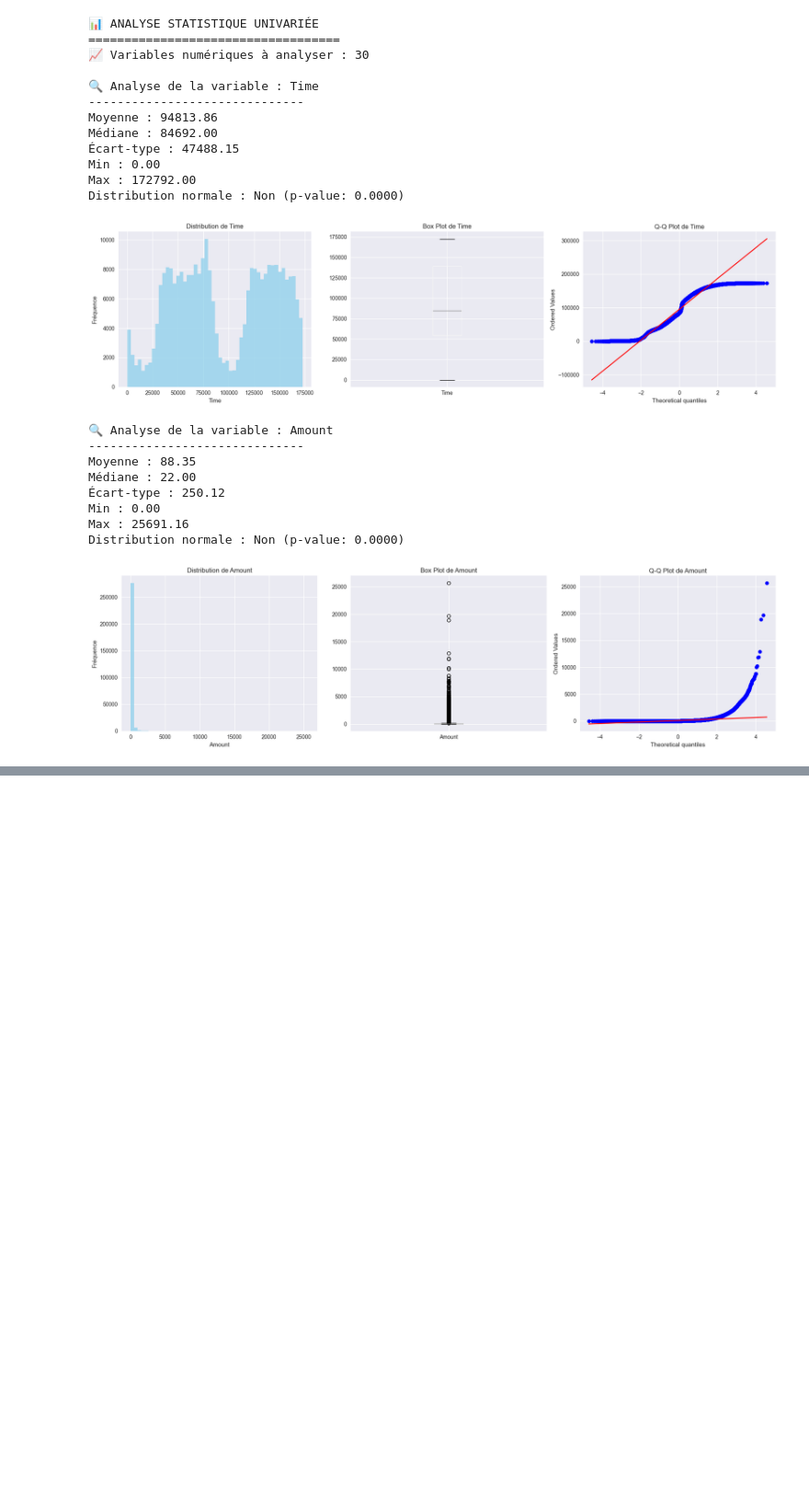
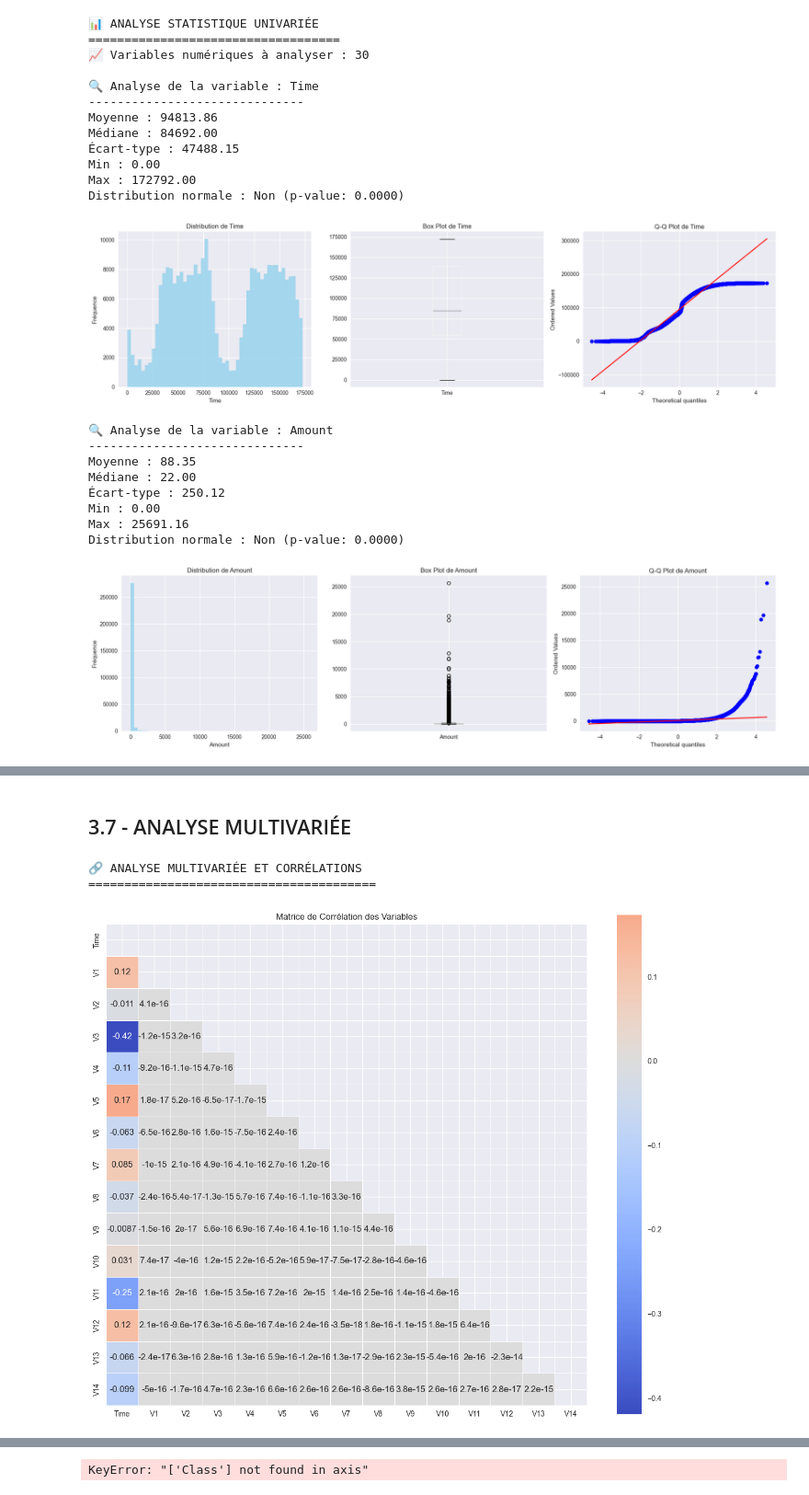
Before and after one commit to soboure69/Analyse_Exploratoire_Donn-es_EDA, a Jupyter notebook: EDA_Banque_Marketing.ipynb, the cells around one changed output, grey strips where cells are left out. Shown at 92% size. Drawn from its saved outputs; the diff is of its cells as text; code cells hidden in the pictures; blank space fills up the shorter version.

```diff
--- a/EDA_Banque_Marketing.ipynb
+++ b/EDA_Banque_Marketing.ipynb
@@ -341,0 +537,76 @@ Distribution normale : Non (p-value: 0.0000)
+# %% [markdown]
+## 3.7 - ANALYSE MULTIVARIÉE
+# %%
+# Section 3.7 - Analyse Multivariée et Corrélations
+
+# Analyse des corrélations
+if 'fraud_df' in locals():
+    print("🔗 ANALYSE MULTIVARIÉE ET CORRÉLATIONS")
+    print("=" * 40)
+
+    # Matrice de corrélation (sélection d'un sous-ensemble pour la lisibilité)
+    numeric_cols_subset = fraud_df.select_dtypes(include=[np.number]).columns[:15]
+    correlation_matrix = fraud_df[numeric_cols_subset].corr()
+
+    # Visualisation de la matrice de corrélation
+    plt.figure(figsize=(12, 10))
+    mask = np.triu(np.ones_like(correlation_matrix, dtype=bool))
+    sns.heatmap(correlation_matrix, mask=mask, annot=True, cmap='coolwarm',
+                center=0, square=True, linewidths=0.5)
+    plt.title('Matrice de Corrélation des Variables')
+    plt.tight_layout()
+    plt.show()
+
+    # Corrélations avec la variable cible
+    target_correlations = fraud_df.corr()[target_col].abs().sort_values(ascending=False)
+    print("\\n🎯 Corrélations avec la variable cible (valeurs absolues) :")
+    print(target_correlations.head(10))
+
+    # Variables les plus corrélées avec la fraude
+    top_corr_vars = target_correlations.drop(target_col).head(5).index.tolist()
+
+    if len(top_corr_vars) >= 2:
+        # Analyse PCA pour réduction dimensionnelle
+        print("\\n🔬 Analyse en Composantes Principales (PCA)")
+        print("-" * 45)
+
+        # Préparation des données pour PCA
+        features_for_pca = fraud_df[numeric_cols_subset].drop(columns=[target_col])
+        scaler = StandardScaler()
+        features_scaled = scaler.fit_transform(features_for_pca)
+
+        # Application PCA
+        pca = PCA()
+        pca_result = pca.fit_transform(features_scaled)
+
+        # Variance expliquée
+        explained_variance_ratio = pca.explained_variance_ratio_
+        cumulative_variance = np.cumsum(explained_variance_ratio)
+
+        print(f"Variance expliquée par les 5 premières composantes : {cumulative_variance[:5]}")
+
+        # Visualisation PCA
+        fig, axes = plt.subplots(1, 2, figsize=(15, 6))
+
+        # Variance expliquée
+        axes[0].plot(range(1, len(explained_variance_ratio) + 1),
+                    cumulative_variance, 'bo-')
+        axes[0].set_xlabel('Nombre de Composantes')
+        axes[0].set_ylabel('Variance Expliquée Cumulée')
+        axes[0].set_title('Variance Expliquée par les Composantes PCA')
+        axes[0].grid(True, alpha=0.3)
+
+        # Projection 2D des données
+        scatter = axes[1].scatter(pca_result[:, 0], pca_result[:, 1],
+                                 c=fraud_df[target_col], cmap='coolwarm', alpha=0.6)
+        axes[1].set_xlabel('Première Composante Principale')
+        axes[1].set_ylabel('Deuxième Composante Principale')
+        axes[1].set_title('Projection PCA des Transactions')
+        plt.colorbar(scatter, ax=axes[1], label='Type de Transaction')
+
+        plt.tight_layout()
+        plt.show()
+# %% [output]
+🔗 ANALYSE MULTIVARIÉE ET CORRÉLATIONS
+========================================
+[figure, added]
@@ -341,0 +627 @@ Distribution normale : Non (p-value: 0.0000)
+KeyError: "['Class'] not found in axis"
```
Also changed, not shown: parts of 10 cells of this notebook, 15 other files.
